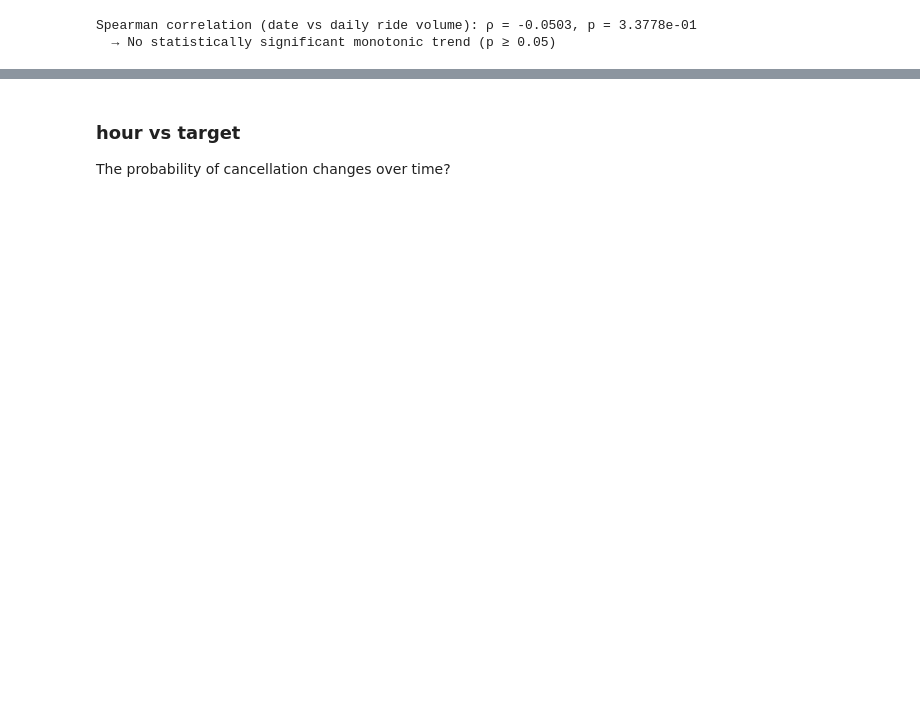
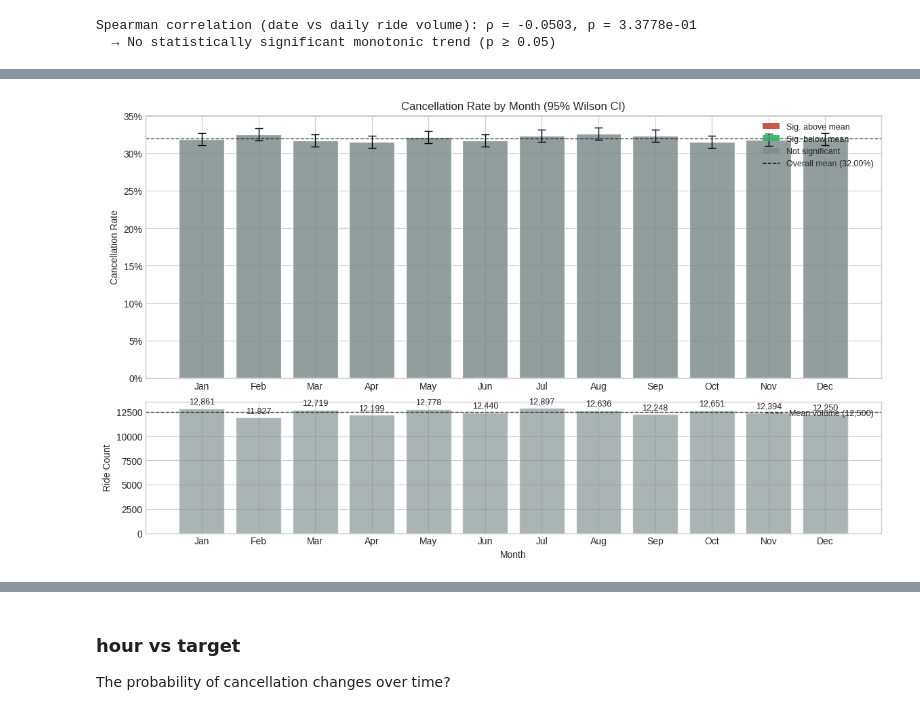
Before and after one commit to amaldu/uber-ride-cancellation-prediction, a Jupyter notebook: uber-analysis/notebooks/05_bivar_eda.ipynb, the cells around one changed output, grey strips where cells are left out. Saved outputs shown, nothing was run; the diff lists cells and outputs as text; code cells hidden in the pictures; blank space fills up the shorter version.

```diff
--- a/uber-analysis/notebooks/05_bivar_eda.ipynb
+++ b/uber-analysis/notebooks/05_bivar_eda.ipynb
@@ -185,0 +314,83 @@ The raw date feature is unlikely to add predictive power on its own.
+# %%
+# ── month vs is_cancelled ─────────────────────────────────────────────────────
+
+month_labels = ["Jan", "Feb", "Mar", "Apr", "May", "Jun",
+                "Jul", "Aug", "Sep", "Oct", "Nov", "Dec"]
+
+mo = df.groupby("month")["is_cancelled"].agg(["sum", "count"]).reset_index()
+mo.columns = ["month", "cancelled", "total"]
+mo["cancel_rate"] = mo["cancelled"] / mo["total"]
+
+z = 1.96
+n = mo["total"]; p_hat = mo["cancel_rate"]
+denom = 1 + z**2 / n
+centre = (p_hat + z**2 / (2 * n)) / denom
+margin = (z / denom) * np.sqrt(p_hat * (1 - p_hat) / n + z**2 / (4 * n**2))
+mo["ci_lo"] = centre - margin
+mo["ci_hi"] = centre + margin
+
+mo["sig"] = np.where(
+    mo["ci_hi"] < overall_rate, "below",
+    np.where(mo["ci_lo"] > overall_rate, "above", "overlap"))
+color_map = {"above": "#c0392b", "below": "#27ae60", "overlap": "#7f8c8d"}
+
+present_months = mo["month"].values
+present_labels = [month_labels[m - 1] for m in present_months]
+
+fig, (ax_rate, ax_vol) = plt.subplots(
+    2, 1, figsize=(14, 8), gridspec_kw={"height_ratios": [2, 1], "hspace": 0.12})
+
+x = np.arange(len(mo))
+ax_rate.bar(x, mo["cancel_rate"],
+            color=[color_map[s] for s in mo["sig"]],
+            edgecolor="white", alpha=0.85)
+ax_rate.errorbar(x, mo["cancel_rate"],
+                 yerr=[mo["cancel_rate"] - mo["ci_lo"],
+                       mo["ci_hi"] - mo["cancel_rate"]],
+                 fmt="none", ecolor="black", capsize=4, linewidth=1)
+ax_rate.axhline(overall_rate, color="black", ls="--", lw=1, alpha=0.7,
+                label=f"Overall mean ({overall_rate:.2%})")
+ax_rate.set_ylabel("Cancellation Rate")
+ax_rate.set_title("Cancellation Rate by Month (95% Wilson CI)")
+ax_rate.set_xticks(x); ax_rate.set_xticklabels(present_labels)
+ax_rate.yaxis.set_major_formatter(plt.FuncFormatter(lambda y, _: f"{y:.0%}"))
+
+legend_handles = [
+    Patch(facecolor="#c0392b", alpha=0.85, label="Sig. above mean"),
+    Patch(facecolor="#27ae60", alpha=0.85, label="Sig. below mean"),
+    Patch(facecolor="#7f8c8d", alpha=0.85, label="Not significant"),
+    plt.Line2D([], [], color="black", ls="--", lw=1, label=f"Overall mean ({overall_rate:.2%})")
+]
+ax_rate.legend(handles=legend_handles, loc="upper right", fontsize=9)
+
+ax_vol.bar(x, mo["total"], color=[color_map[s] for s in mo["sig"]],
+           edgecolor="white", alpha=0.65)
+ax_vol.axhline(mo["total"].mean(), color="black", ls="--", lw=1, alpha=0.7,
+               label=f"Mean volume ({mo['total'].mean():,.0f})")
+ax_vol.set_ylabel("Ride Count")
+ax_vol.set_xlabel("Month")
+ax_vol.set_xticks(x); ax_vol.set_xticklabels(present_labels)
+ax_vol.legend(loc="upper right", fontsize=9)
+
+for i_row, row in enumerate(mo.itertuples()):
+    ax_vol.text(i_row, row.total + mo["total"].max() * 0.02,
+                f"{row.total:,}", ha="center", va="bottom", fontsize=9)
+
+plt.tight_layout()
+plt.show()
+
+# ── Statistical tests ────────────────────────────────────────────────────────
+ct_mo = pd.crosstab(df["month"], df["is_cancelled"])
+chi2_mo, p_mo, dof_mo, exp_mo = chi2_contingency(ct_mo)
+v_mo = cramers_v(df["month"], df["is_cancelled"])
+
+std_res_mo = (ct_mo.values - exp_mo) / np.sqrt(exp_mo)
+std_res_mo_df = pd.DataFrame(std_res_mo, index=present_labels,
+                              columns=["Not Cancelled", "Cancelled"])
+
+print(f"\nChi-square: χ² = {chi2_mo:.2f}, dof = {dof_mo}, p = {p_mo:.4e}")
+print(f"Cramér's V = {v_mo:.4f}")
+print("\nStandardized residuals (|value| > 2 → noteworthy):")
+display(std_res_mo_df)
+# %% [output]
+[figure, added]
```
Also changed, not shown: parts of 32 cells of this notebook.
